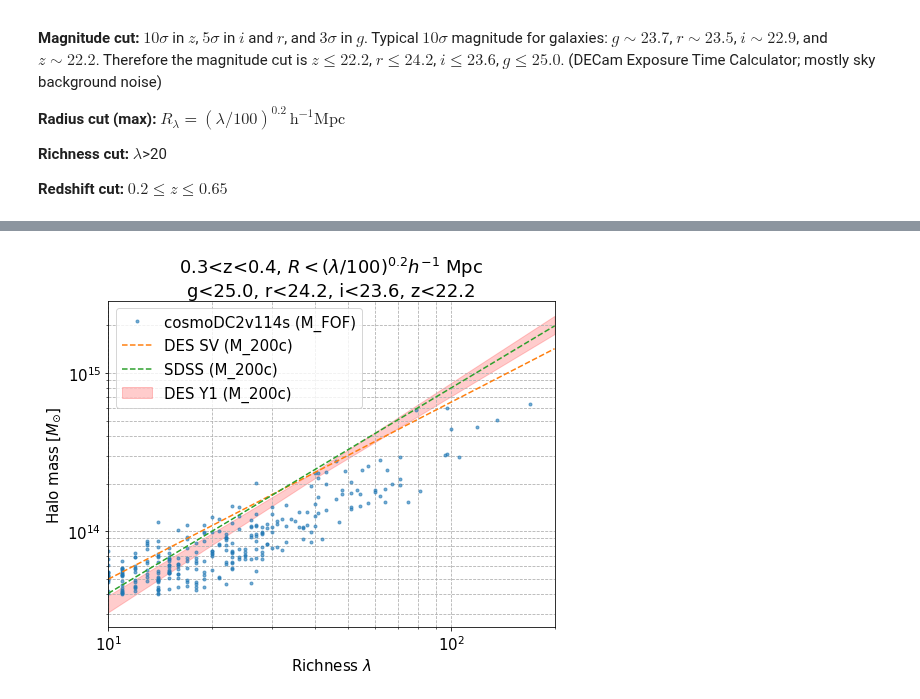
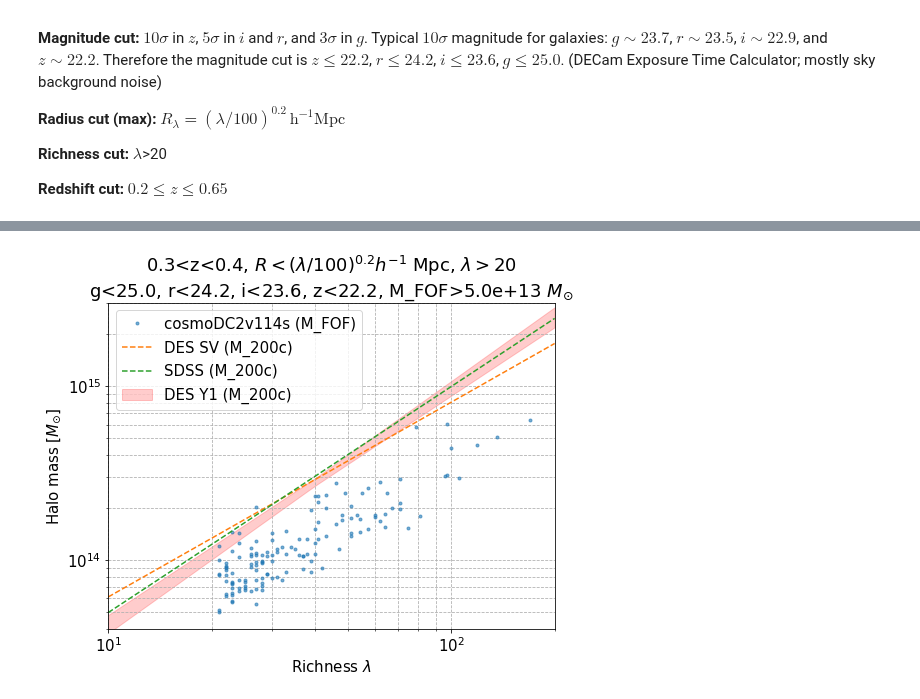
Before and after one commit to LSSTDESC/DC2-analysis, a Jupyter notebook: contributed/cosmoDC2-cluster-mass-richness.ipynb, the cells around one changed output, grey strips where cells are left out. Cells and saved outputs as stored; diff of their text form; code cells hidden in the pictures.

```diff
--- a/contributed/cosmoDC2-cluster-mass-richness.ipynb
+++ b/contributed/cosmoDC2-cluster-mass-richness.ipynb
@@ -118,7 +120,7 @@ Wall time: 6.5 s
 # Get clusters (the search is based on galaxies)
 # The filter can be changed
 
-m_cl_min = 4.0e13 #1.0e14 #4.0e13
+m_cl_min = 5.0e13 #1.0e14 #4.0e13
 z_cl_min = 0.3 #0.2
 z_cl_max = 0.4 #0.65
 
@@ -153,6 +155,7 @@ Wall time: 33.8 s
 
 cluster_mass = []
 cluster_richness = []
+cluster_redshift = []
 
 for cluster_id in range(len(cluster_table)):
 
@@ -189,7 +192,7 @@ for cluster_id in range(len(cluster_table)):
 #                  'mag_z_lsst',
 #                  'Mag_true_r_lsst_z0',
 #                  'Mag_true_i_lsst_z0',  # Rest-frame absolute magnitude (unlensed)
-#                  'redshift_true',
+                  'redshift_true',
 #                  'halo_mass',
 #                  'is_central',  # Whether it is BCG
                   'halo_id',
@@ -251,7 +254,7 @@ for cluster_id in range(len(cluster_table)):
 
     cluster_mass.append(halo_mass_cls)
     cluster_richness.append(len(cluster_galaxy_table))
-
+    cluster_redshift.append(redshift_cls)
 
     # Plot red-sequence
     #f, (ax1, ax2) = plt.subplots(1, 2)
@@ -268,3 +271,5 @@ for cluster_id in range(len(cluster_table)):
 #cluster_galaxy_table.write(cluster_catalog_file,
 #                path='/cluster_galaxy_table_'+str(cluster_id),
 #                append=True, overwrite=True)
+cluster_richness = np.array(cluster_richness)
+cluster_mass = np.array(cluster_mass)
@@ -322,8 +346,8 @@ def M_DES_Y1(l, z, Omega_m_z0):
     z0 = 0.35
     F = 1.356   #+-0.051 +-0.008
     G = -0.30   #+-0.30 +-0.06
-    # The factor Omega_m_z0*(1.+z)**3 is for converting M200m to M200c
-    return M0*(l/l0)**F*((1+z)/(1+z0))**G*Omega_m_z0*(1.+z)**3
+
+    return M0*(l/l0)**F*((1+z)/(1+z0))**G
 
 
 def M_DES_Y1_lim(l, z, lim, Omega_m_z0):
@@ -348,21 +372,21 @@ def M_DES_Y1_lim(l, z, lim, Omega_m_z0):
             arr[idx1] = M0_min*(l[idx1]/l0)**F_max*((1+z)/(1+z0))**G_max
             arr[idx2] = M0_min*(l[idx2]/l0)**F_min*((1+z)/(1+z0))**G_max
             #print(arr)
-            return arr*Omega_m_z0*(1.+z)**3
+            return arr
         else:
             arr[idx1] = M0_min*(l[idx1]/l0)**F_max*((1+z)/(1+z0))**G_min
             arr[idx2] = M0_min*(l[idx2]/l0)**F_min*((1+z)/(1+z0))**G_min
-            return arr*Omega_m_z0*(1.+z)**3
+            return arr
 
     elif lim=='max':
         if z<=z0:
             arr[idx1] = M0_max*(l[idx1]/l0)**F_min*((1+z)/(1+z0))**G_min
             arr[idx2] = M0_max*(l[idx2]/l0)**F_max*((1+z)/(1+z0))**G_min
-            return arr*Omega_m_z0*(1.+z)**3
+            return arr
         else:
             arr[idx1] = M0_max*(l[idx1]/l0)**F_min*((1+z)/(1+z0))**G_max
             arr[idx2] = M0_max*(l[idx2]/l0)**F_max*((1+z)/(1+z0))**G_max
-            return arr*Omega_m_z0*(1.+z)**3
+            return arr
 
     else:
         print("Error: Limit string should be \'min\' or \'max\'.")
@@ -378,7 +402,7 @@ def M_DES_SV(l, z, Omega_m_z0):
     z0 = 0.35
     F = 1.12    #+-0.21
     G = -0.30   #+-0.30 +-0.06 # assume the same as DES_Y1
-    return M0*(l_new/l0)**F*((1+z)/(1+z0))**G*Omega_m_z0*(1.+z)**3
+    return M0*(l_new/l0)**F*((1+z)/(1+z0))**G
 
 
 def M_SDSS(l, z, Omega_m_z0):
@@ -391,4 +415,4 @@ def M_SDSS(l, z, Omega_m_z0):
     z0 = 0.35
     F = 1.30   #+- 0.09
     G = -0.30   #+-0.30 +-0.06  # assume the same as DES_Y1
-    return M0*(l_new/l0)**F*((1+z)/(1+z0))**G*Omega_m_z0*(1.+z)**3
+    return M0*(l_new/l0)**F*((1+z)/(1+z0))**G
@@ -397,52 +472,56 @@ def M_SDSS(l, z, Omega_m_z0):
 Om_z0 = 0.3   # The value in the paper
 plt.figure(figsize=(8,6))
 l = np.logspace(1, np.log10(200))
+ratio = 1.1  # M200m/M200c
 
 #plt.plot(l, M_DES_Y1(l, 0.35))
 
 plt.fill_between(l,
-                 M_DES_Y1_lim(l, 0.35, 'min', Om_z0),
-                 M_DES_Y1_lim(l, 0.35, 'max', Om_z0),
+                 M_DES_Y1_lim(l, 0.35, 'min', Om_z0)/ratio,
+                 M_DES_Y1_lim(l, 0.35, 'max', Om_z0)/ratio,
                  alpha=0.2,
                  label='DES Y1 (M_200c)',
                  color='r',
                 )
 
-plt.plot(np.array(cluster_richness),
-         np.array(cluster_mass),
+plt.plot(cluster_richness[cluster_richness>20],
+         cluster_mass[cluster_richness>20],
          '.',
          alpha=0.6,
          label='cosmoDC2v114s (M_FOF)' #'cosmoDC2_v1.1.4_small',
         )
 
 plt.plot(l,
-         M_DES_SV(l, 0.35, Om_z0),
+         M_DES_SV(l, 0.35, Om_z0)/ratio,
          '--',
          alpha=1,
          label='DES SV (M_200c)'
         )
 
 plt.plot(l,
-         M_SDSS(l, 0.35, Om_z0),
+         M_SDSS(l, 0.35, Om_z0)/ratio,
          '--',
          alpha=1,
          label='SDSS (M_200c)'
         )
 
 
 plt.xlim([10, 200])
+plt.ylim([4e13, 3e15])
 #plt.xlim([20, 200])
 plt.gca().set_xscale('log')
 plt.gca().set_yscale('log')
 plt.xlabel('Richness $\lambda$')
 plt.ylabel('Halo mass [$M_{\odot}$]')
 redshift_cut_str = "%s<z<%s"%(z_cl_min, z_cl_max)
 mag_cut_str = "g<25.0, r<24.2, i<23.6, z<22.2"
 radius_cut_str = "$R < (\lambda/100)^{0.2} h^{-1} $ Mpc"
-plt.title("%s, %s\n%s"%(redshift_cut_str, radius_cut_str, mag_cut_str))
+richness_cut_str = "$\lambda>20$"
+mass_cut_str = "M_FOF>%.1e $M_{\odot}$"%m_cl_min
+plt.title("%s, %s, %s\n%s, %s"%(redshift_cut_str, radius_cut_str, richness_cut_str, mag_cut_str, mass_cut_str))
 plt.grid(which='both', ls='--')
 plt.legend(loc='upper left')
 plt.rcParams.update({'font.size': 15})
-plt.savefig('lambda_m_fig2_unlensed_mag_M200c.png')
+plt.savefig('lambda_m_fig2_unlensed_mag_M200c_tmp.png')
 # %% [output]
-[figure, old version]
+[figure, new version]
```
Also changed, not shown: parts of 6 cells of this notebook.
